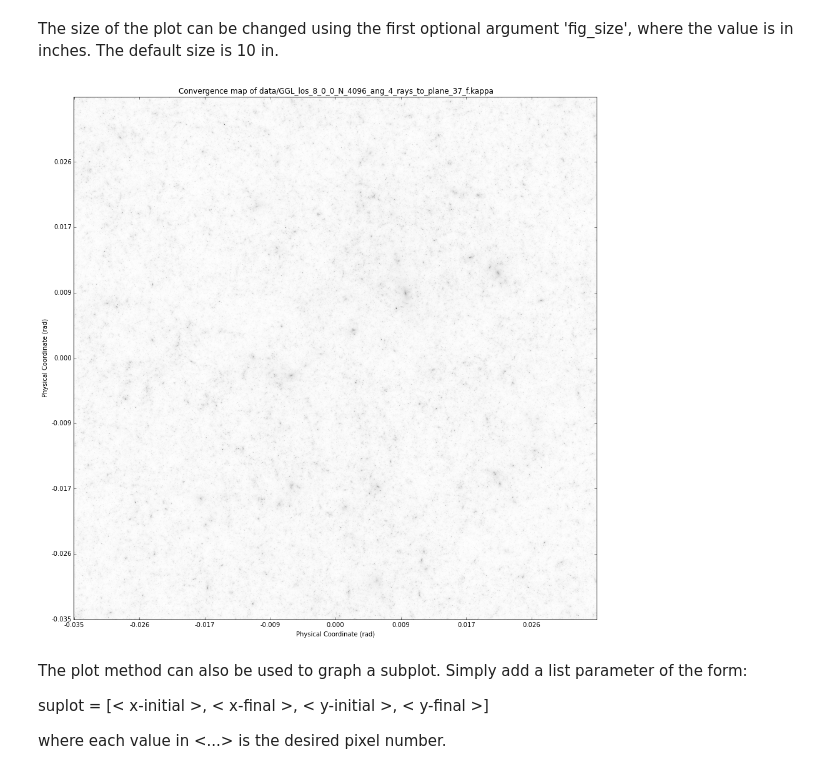
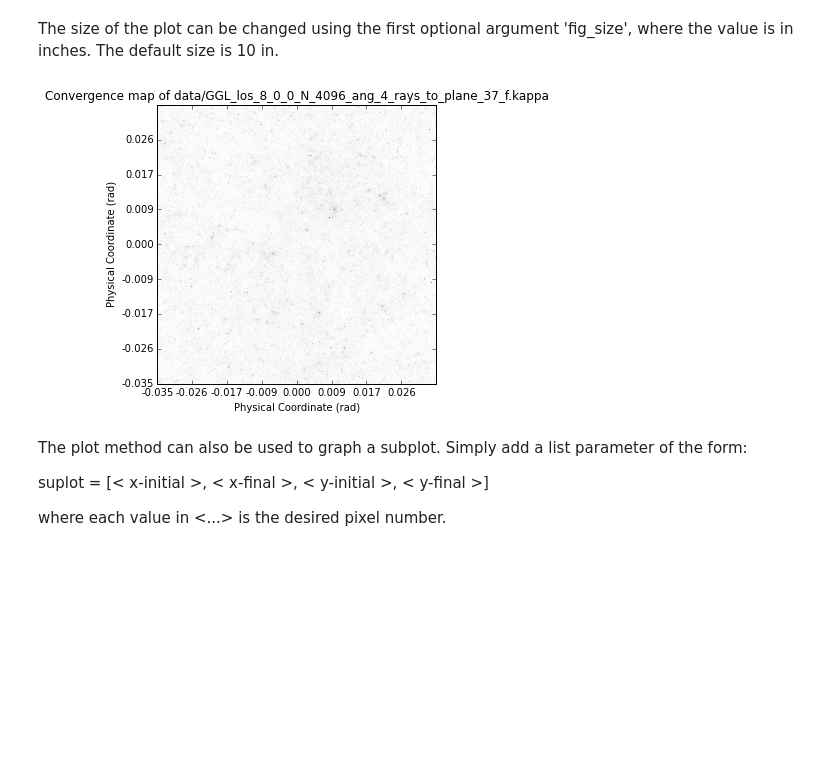
Before and after one commit to drphilmarshall/Pangloss, a Jupyter notebook: Demo.ipynb, the cells around one changed output. Drawn from its saved outputs; the diff is of its cells as text; code cells hidden in the pictures; blank space fills up the shorter version.

Commit message:
Slight modification of a demo plot

```diff
--- a/Demo.ipynb
+++ b/Demo.ipynb
@@ -47,9 +47,9 @@ K.plot()
 # %% [markdown]
 The size of the plot can be changed using the first optional argument 'fig_size', where the value is in inches. The default size is 10 in.
 # %%
-K.plot(15)
+K.plot(5)
 # %% [output]
-[figure, old version]
+[figure, new version]
 # %% [markdown]
 The plot method can also be used to graph a subplot. Simply add a list parameter of the form:
 
```
